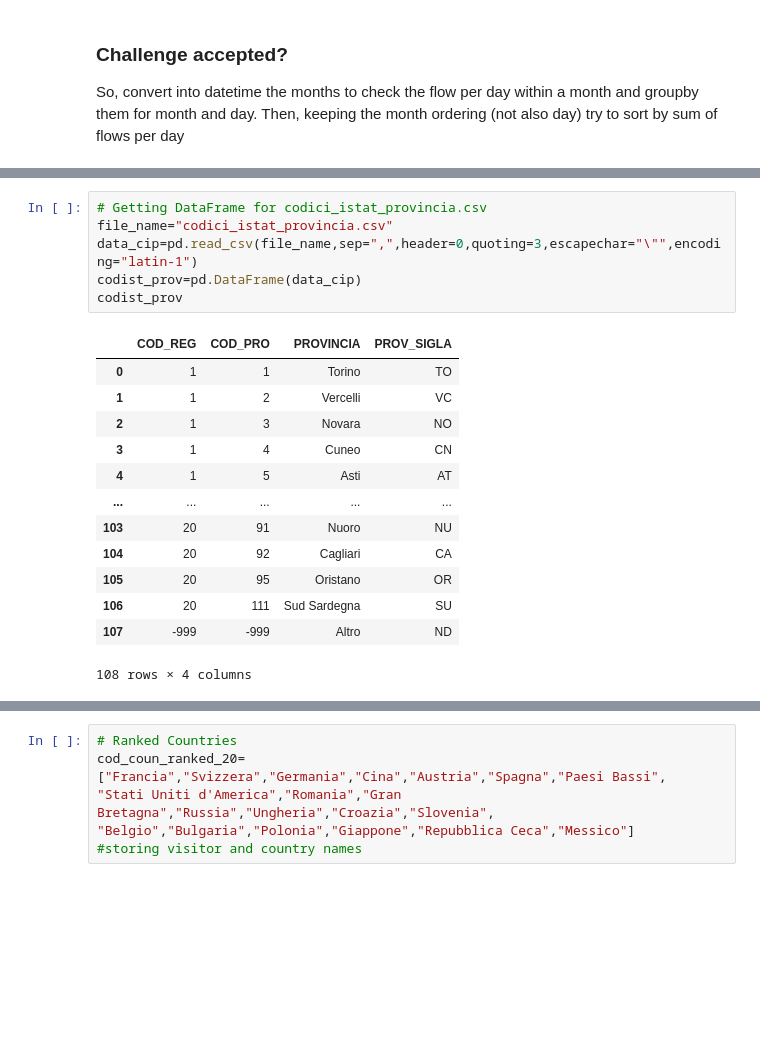
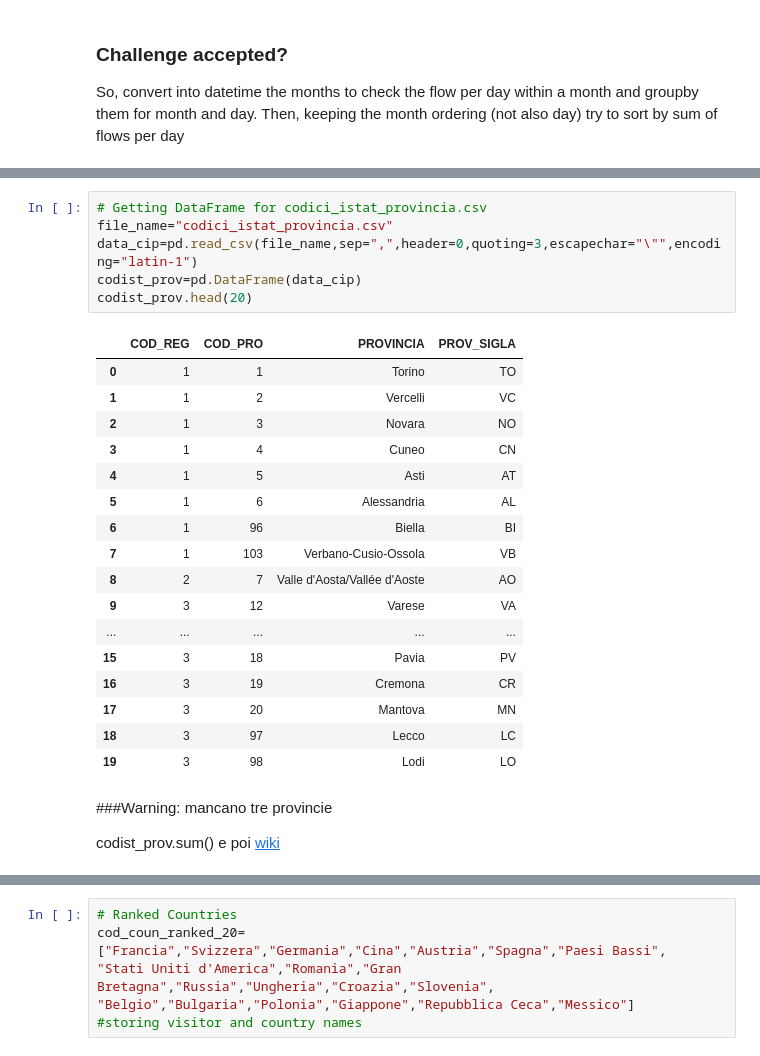
Before and after one commit to RMilock/LCP_projects_Y3, a Jupyter notebook: Colab_Prel_Proj11.ipynb, the cells around one changed output, grey strips where cells are left out. Saved outputs shown, nothing was run; the diff lists cells and outputs as text; blank space fills up the shorter version.

```diff
--- a/Colab_Prel_Proj11.ipynb
+++ b/Colab_Prel_Proj11.ipynb
@@ -105,23 +102,31 @@ codist_com.head()
 # %%
 # Getting DataFrame for codici_istat_provincia.csv
 file_name="codici_istat_provincia.csv"
 data_cip=pd.read_csv(file_name,sep=",",header=0,quoting=3,escapechar="\"",encoding="latin-1")
 codist_prov=pd.DataFrame(data_cip)
-codist_prov
+codist_prov.head(20)
 # %% [output]
 |  | COD_REG | COD_PRO | PROVINCIA | PROV_SIGLA |
 | 0 | 1 | 1 | Torino | TO |
 | 1 | 1 | 2 | Vercelli | VC |
 | 2 | 1 | 3 | Novara | NO |
 | 3 | 1 | 4 | Cuneo | CN |
 | 4 | 1 | 5 | Asti | AT |
+| 5 | 1 | 6 | Alessandria | AL |
+| 6 | 1 | 96 | Biella | BI |
+| 7 | 1 | 103 | Verbano-Cusio-Ossola | VB |
+| 8 | 2 | 7 | Valle d'Aosta/Vallée d'Aoste | AO |
+| 9 | 3 | 12 | Varese | VA |
 | ... | ... | ... | ... | ... |
-| 103 | 20 | 91 | Nuoro | NU |
-| 104 | 20 | 92 | Cagliari | CA |
-| 105 | 20 | 95 | Oristano | OR |
-| 106 | 20 | 111 | Sud Sardegna | SU |
-| 107 | -999 | -999 | Altro | ND |
+| 15 | 3 | 18 | Pavia | PV |
+| 16 | 3 | 19 | Cremona | CR |
+| 17 | 3 | 20 | Mantova | MN |
+| 18 | 3 | 97 | Lecco | LC |
+| 19 | 3 | 98 | Lodi | LO |
-108 rows × 4 columns
+# %% [markdown]
+###Warning: mancano tre provincie
+
+codist_prov.sum() e poi [wiki](https://it.wikipedia.org/wiki/Regioni_d%27Italia)
 # %%
 # Getting DataFrame for codici_nazioni.csv
 import csv
```
Also changed, not shown: parts of 25 cells of this notebook.
